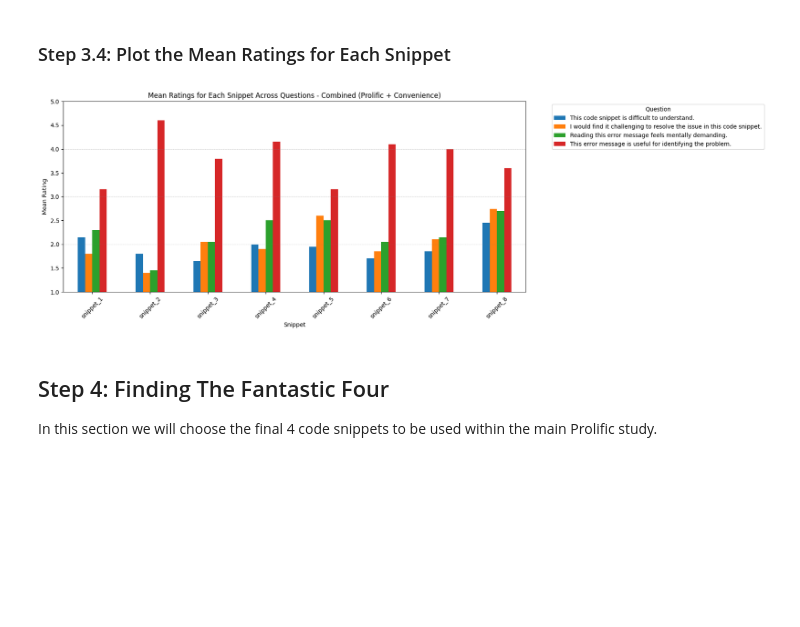
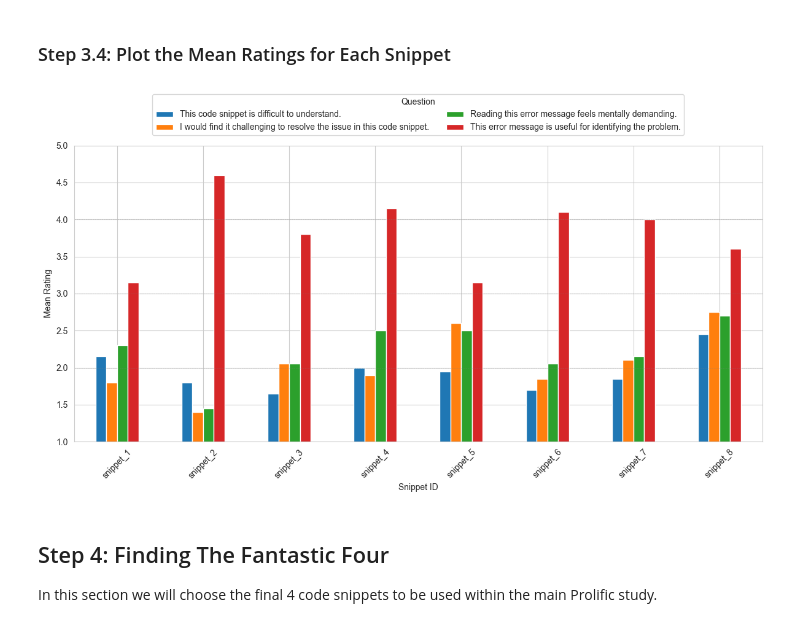
Before and after one commit to alemoraru/exceed-prolific-prelaunch, a Jupyter notebook: notebooks/03_fantastic_four_combined.ipynb, the cells around one changed output. Drawn from its saved outputs; the diff is of its cells as text; code cells hidden in the pictures; blank space fills up the shorter version.

```diff
--- a/notebooks/03_fantastic_four_combined.ipynb
+++ b/notebooks/03_fantastic_four_combined.ipynb
@@ -217,27 +217,33 @@ Name: This error message is useful for identifying the problem., dtype: float64
 # %%
 import matplotlib.pyplot as plt
 
 # Plot the mean ratings for each snippet
-mean_ratings_df.plot(kind='bar', figsize=(12, 6))
-plt.title("Mean Ratings for Each Snippet Across Questions - Combined (Prolific + Convenience)")
-plt.xlabel("Snippet")
+ax = mean_ratings_df.plot(kind='bar', figsize=(12, 6))
+
+plt.xlabel("Snippet ID")
 plt.ylabel("Mean Rating")
 plt.ylim(1, 5)
 plt.xticks(rotation=45)
 plt.tight_layout()
 
-# Place the legend outside the plot
-plt.legend(title="Question", bbox_to_anchor=(1.05, 1), loc='upper left')
+# Place the legend above the plot, centered
+plt.legend(
+    title="Question",
+    loc="lower center",
+    bbox_to_anchor=(0.5, 1.02),
+    ncol=2,
+    frameon=True
+)
 
 # Add horizontal lines for each integer value on the y-axis
 min_y = int(mean_ratings_df.min().min())
 max_y = int(mean_ratings_df.max().max())
 for y in range(min_y, max_y + 1):
     plt.axhline(y, color='gray', linestyle='--', linewidth=0.5, alpha=0.5)
 
 plt.show()
 # %% [output]
-[figure, old version]
+[figure, new version]
 # %% [markdown]
 ## Step 4: Finding The Fantastic Four
 
```
Also changed, not shown: parts of 3 cells of this notebook, 12 other files.
